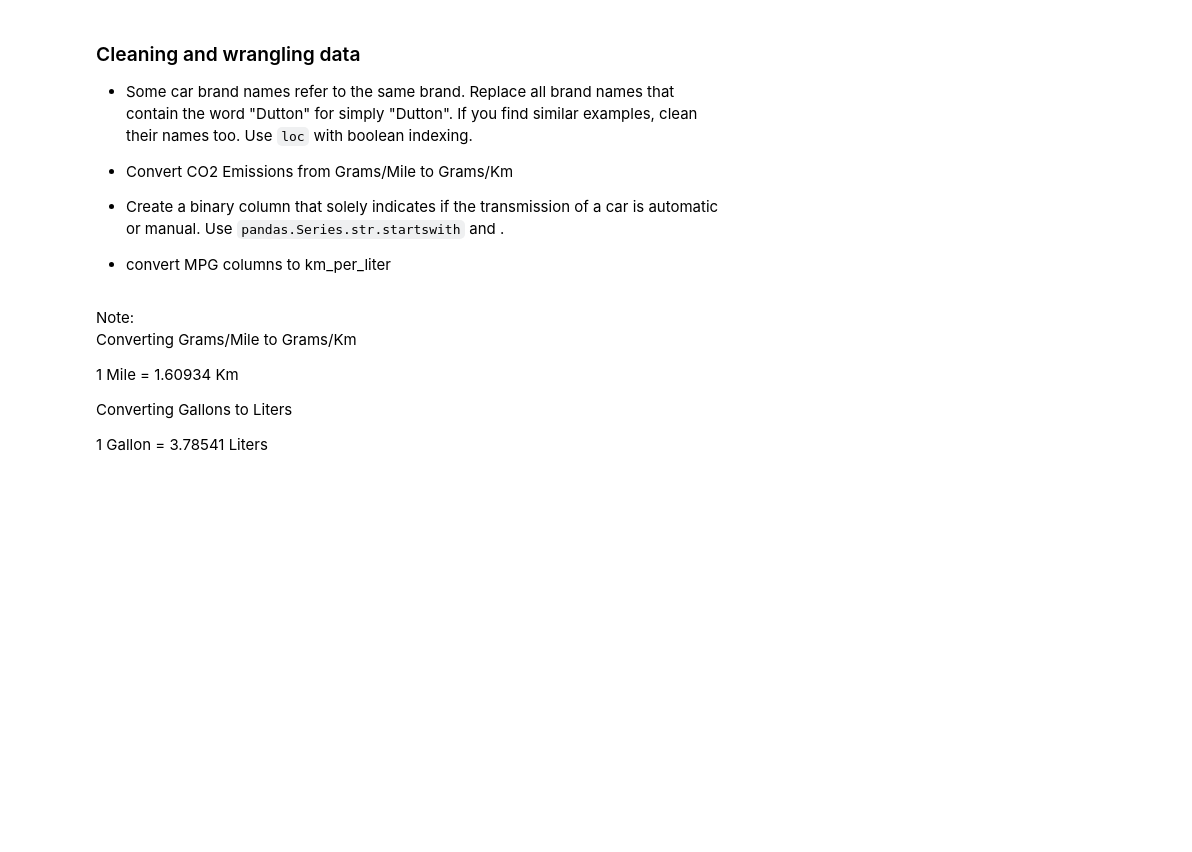
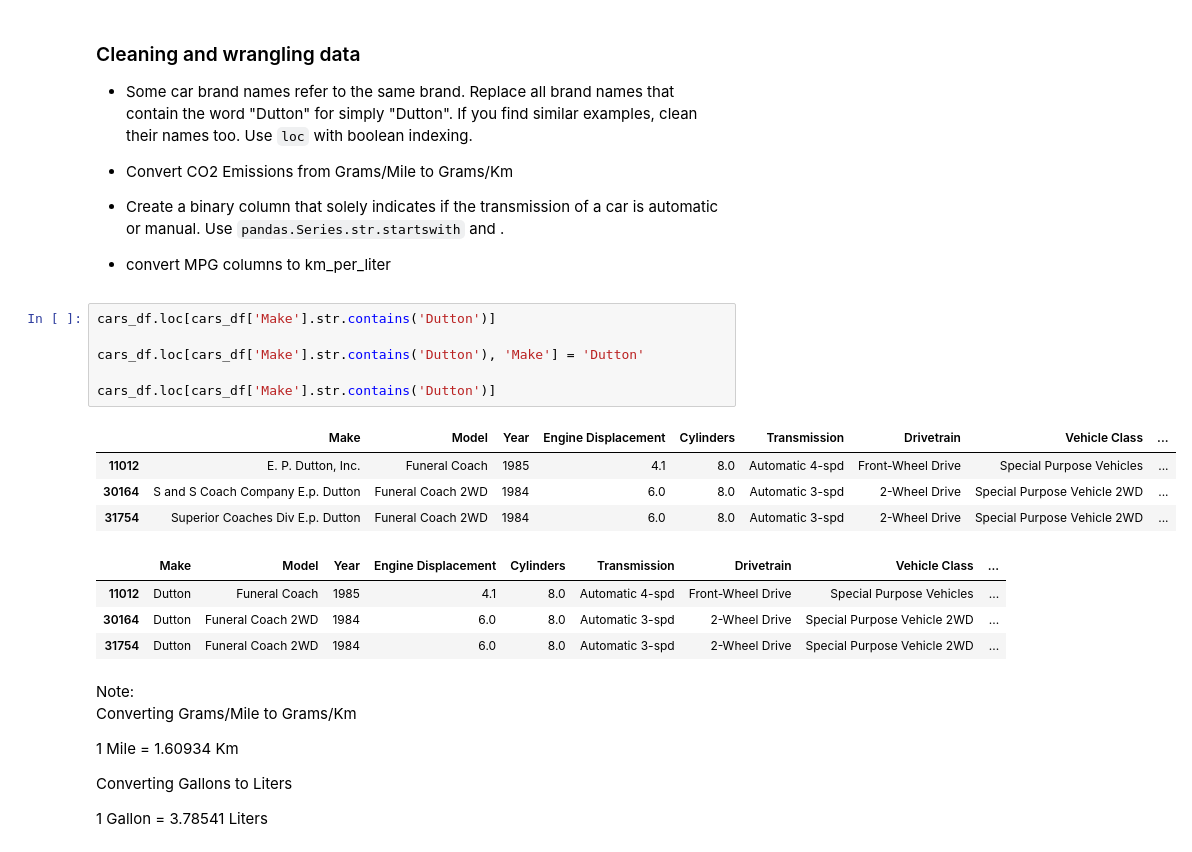
Before and after one commit to simone-broggini/IronSimone, a Jupyter notebook: week1/day5/Lab_Pandas_part_1.ipynb, the cells around one changed output. Cells and saved outputs as stored; diff of their text form; blank space fills up the shorter version.

```diff
--- a/day5/Lab_Pandas_part_1.ipynb
+++ b/week1/day5/Lab_Pandas_part_1.ipynb
@@ -69,6 +69,21 @@ memory usage: 4.1+ MB
 - Create a binary column that solely indicates if the transmission of a car is automatic or manual. Use `pandas.Series.str.startswith` and .
 
 - convert MPG columns to km_per_liter
+# %%
+cars_df.loc[cars_df['Make'].str.contains('Dutton')]
+
+cars_df.loc[cars_df['Make'].str.contains('Dutton'), 'Make'] = 'Dutton'
+
+cars_df.loc[cars_df['Make'].str.contains('Dutton')]
+# %% [output]
+|  | Make | Model | Year | Engine Displacement | Cylinders | Transmission | Drivetrain | Vehicle Class | ... |
+| 11012 | E. P. Dutton, Inc. | Funeral Coach | 1985 | 4.1 | 8.0 | Automatic 4-spd | Front-Wheel Drive | Special Purpose Vehicles | ... |
+| 30164 | S and S Coach Company E.p. Dutton | Funeral Coach 2WD | 1984 | 6.0 | 8.0 | Automatic 3-spd | 2-Wheel Drive | Special Purpose Vehicle 2WD | ... |
+| 31754 | Superior Coaches Div E.p. Dutton | Funeral Coach 2WD | 1984 | 6.0 | 8.0 | Automatic 3-spd | 2-Wheel Drive | Special Purpose Vehicle 2WD | ... |
+|  | Make | Model | Year | Engine Displacement | Cylinders | Transmission | Drivetrain | Vehicle Class | ... |
+| 11012 | Dutton | Funeral Coach | 1985 | 4.1 | 8.0 | Automatic 4-spd | Front-Wheel Drive | Special Purpose Vehicles | ... |
+| 30164 | Dutton | Funeral Coach 2WD | 1984 | 6.0 | 8.0 | Automatic 3-spd | 2-Wheel Drive | Special Purpose Vehicle 2WD | ... |
+| 31754 | Dutton | Funeral Coach 2WD | 1984 | 6.0 | 8.0 | Automatic 3-spd | 2-Wheel Drive | Special Purpose Vehicle 2WD | ... |
 # %% [markdown]
 Note:
 <br>Converting Grams/Mile to Grams/Km
```
Also changed, not shown: parts of 1 cell of this notebook, 16 other files.
